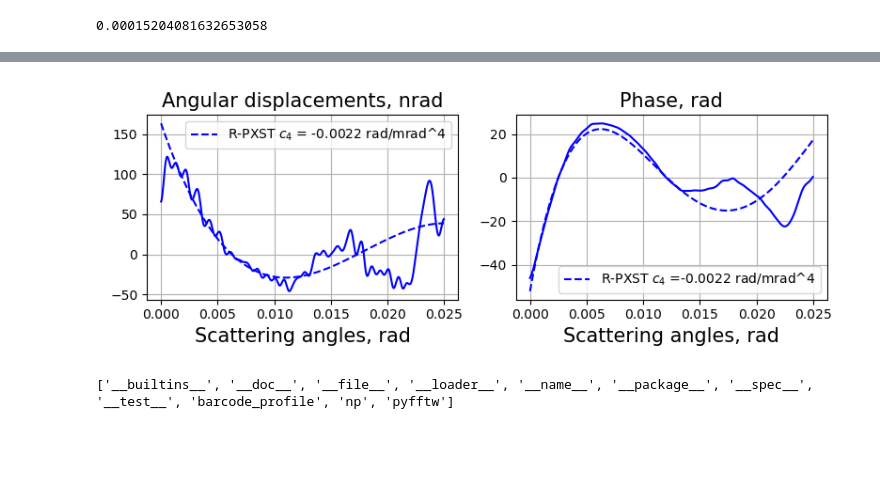
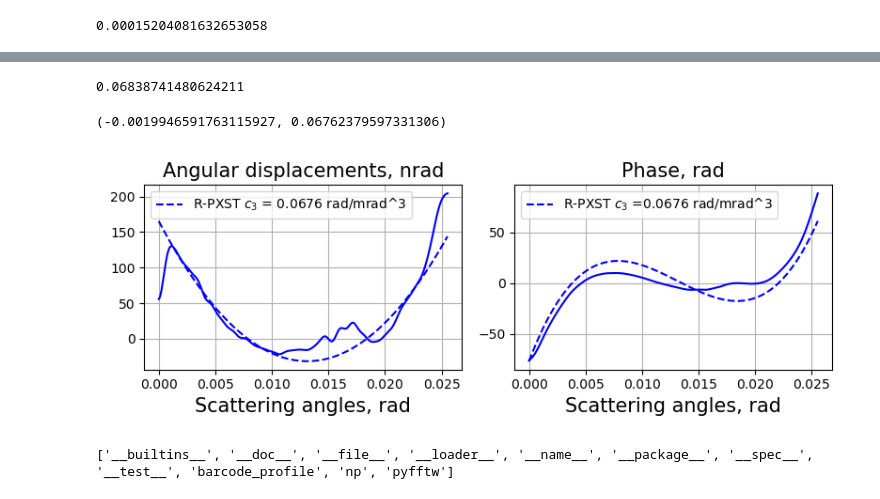
Before and after one commit to simply-nicky/pyrost, a Jupyter notebook: dev.ipynb, the cells around one changed output, grey strips where cells are left out. Saved outputs shown, nothing was run; the diff lists cells and outputs as text; code cells hidden in the pictures; blank space fills up the shorter version.

```diff
--- a/dev.ipynb
+++ b/dev.ipynb
@@ -98,6 +100,8 @@ plt.show()
 # %%
-crop = rst.Crop([[270, 360], [310, 1270]])
+crop = rst.Crop((270, 310, 350, 1280))
 data = data.update_transform(transform=crop)
+data = data.load('data')
+data = data.mask_frames(np.arange(90))
 data = data.update_mask(vmax=100000)
 # %%
 %matplotlib widget
@@ -127,6 +132,6 @@ plt.show()
 # %%
 defoci = np.linspace(50e-6, 300e-6, 50)
-sweep_scan = data.defocus_sweep(defoci, size=50, hval=10)
+sweep_scan = data.defocus_sweep(defoci)
 defocus = defoci[np.argmax(sweep_scan)]
 print(defocus)
 # %% [output]
@@ -172,25 +175,32 @@ data.import_st(st_res)
 # %%
-fit_obj = data.get_fit(axis=1)
-fit_obj = fit_obj.remove_linear_term()
-fit = fit_obj.fit(max_order=3)
+data.import_st(st_res)
+fit_obj = data.get_fit(axis=1).remove_linear_term()
+fit = fit_obj.fit(max_order=2)
+fit['c_3']
+# %% [output]
+0.06838741480624211
+# %%
+fit_obj.fit(max_order=3)['c_4'], fit_obj.fit(max_order=2)['c_3']
+# %% [output]
+(-0.0019946591763115927, 0.06762379597331306)
 # %%
 fig, axes = plt.subplots(1, 2, figsize=(8, 3))
 axes[0].plot(fit_obj.thetas, fit_obj.theta_ab * 1e9, 'b')
 axes[0].plot(fit_obj.thetas, fit_obj.model(fit['fit']) * fit_obj.ref_ap * 1e9,
-             'b--', label=fr"R-PXST $c_4$ = {fit['c_4']:.4f} rad/mrad^4")
+             'b--', label=fr"R-PXST $c_3$ = {fit['c_3']:.4f} rad/mrad^3")
 axes[0].set_title('Angular displacements, nrad', fontsize=15)
 
 axes[1].plot(fit_obj.thetas, fit_obj.phase, 'b')
 axes[1].plot(fit_obj.thetas, fit_obj.model(fit['ph_fit']), 'b--',
-             label=fr"R-PXST $c_4$ ={fit['c_4']:.4f} rad/mrad^4")
+             label=fr"R-PXST $c_3$ ={fit['c_3']:.4f} rad/mrad^3")
 axes[1].set_title('Phase, rad', fontsize=15)
 for ax in axes:
     ax.legend(fontsize=10)
     ax.tick_params(labelsize=10)
     ax.set_xlabel('Scattering angles, rad', fontsize=15)
     ax.grid(True)
 plt.tight_layout()
 plt.show()
 # plt.savefig('docs/figures/sigray_fits.png', dpi=300)
 # %% [output]
-[figure, old version]
+[figure, new version]
```
Also changed, not shown: parts of 13 cells of this notebook, 13 other files.
